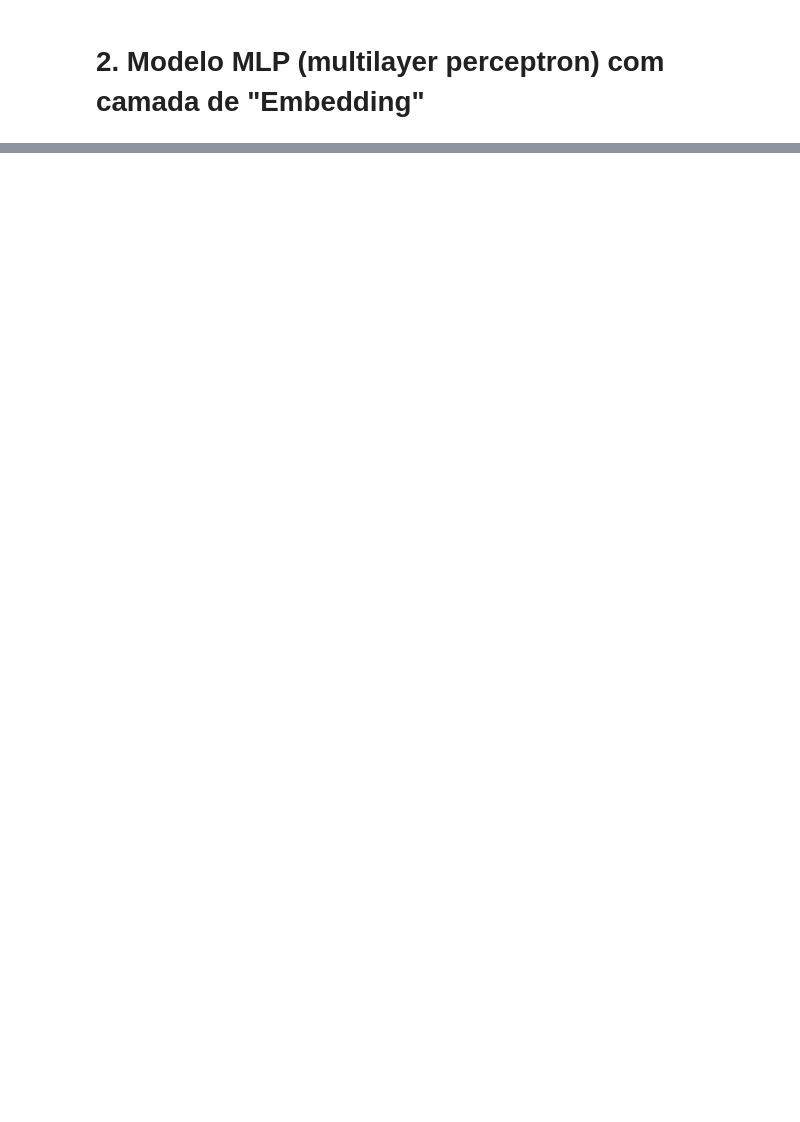
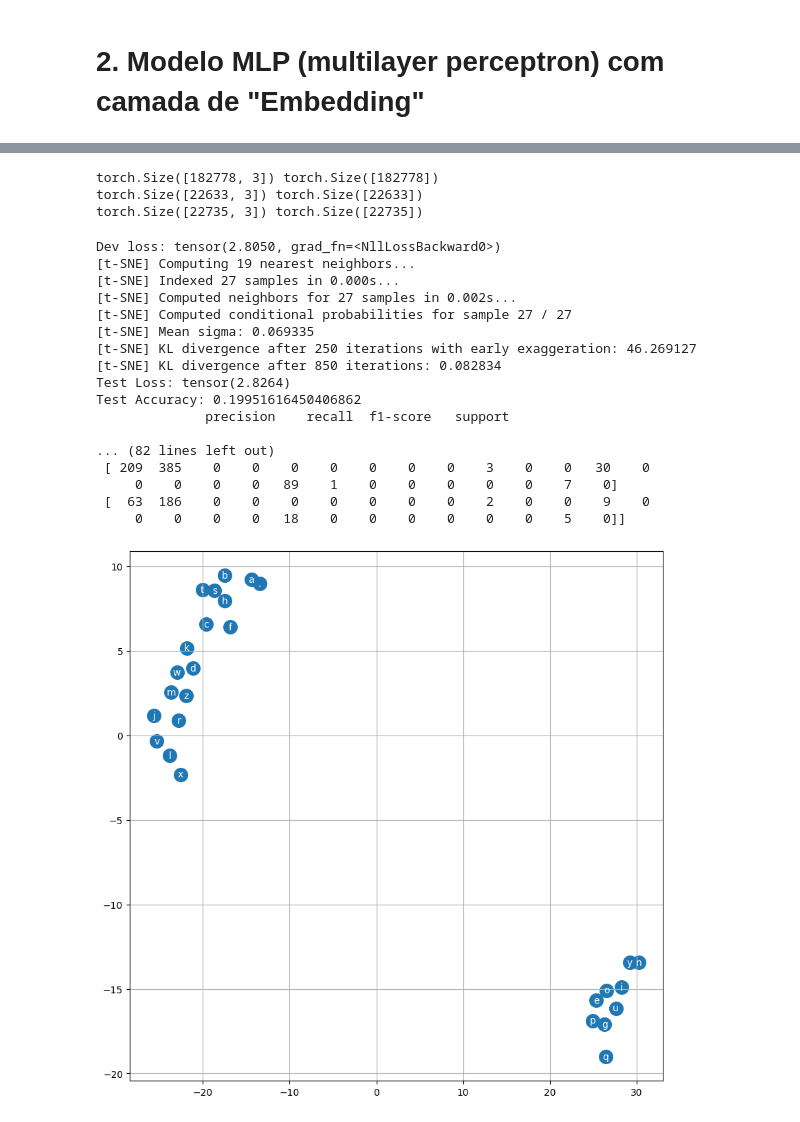
Before and after one commit to sofiafernandescd/avii, a Jupyter notebook: projeto1/AVII-projeto1-nivel2.ipynb, the cells around one changed output, grey strips where cells are left out. Cells and saved outputs as stored; diff of their text form; code cells hidden in the pictures; blank space fills up the shorter version.

```diff
--- a/projeto1/AVII-projeto1-nivel2.ipynb
+++ b/projeto1/AVII-projeto1-nivel2.ipynb
@@ -567,0 +563,31 @@ generate_name(model, 'Sof')
+# %%
+# hiper-parâmetros
+context = 3 # mudou para 3
+dim = 2
+int_neurons = 100
+lr = 0.5
+epochs = 300
+
+experiment(context, dim, int_neurons, lr, epochs)
+# %% [output]
+torch.Size([182778, 3]) torch.Size([182778])
+torch.Size([22633, 3]) torch.Size([22633])
+torch.Size([22735, 3]) torch.Size([22735])
+Dev loss: tensor(2.8050, grad_fn=<NllLossBackward0>)
+[t-SNE] Computing 19 nearest neighbors...
+[t-SNE] Indexed 27 samples in 0.000s...
+[t-SNE] Computed neighbors for 27 samples in 0.002s...
+[t-SNE] Computed conditional probabilities for sample 27 / 27
+[t-SNE] Mean sigma: 0.069335
+[t-SNE] KL divergence after 250 iterations with early exaggeration: 46.269127
+[t-SNE] KL divergence after 850 iterations: 0.082834
+Test Loss: tensor(2.8264)
+Test Accuracy: 0.19951616450406862
+              precision    recall  f1-score   support
+
+... (82 lines left out)
+ [ 209  385    0    0    0    0    0    0    0    3    0    0   30    0
+     0    0    0    0   89    1    0    0    0    0    0    7    0]
+ [  63  186    0    0    0    0    0    0    0    2    0    0    9    0
+     0    0    0    0   18    0    0    0    0    0    0    5    0]]
+[figure, added]
```
Also changed, not shown: parts of 47 cells of this notebook, 2 other files.
